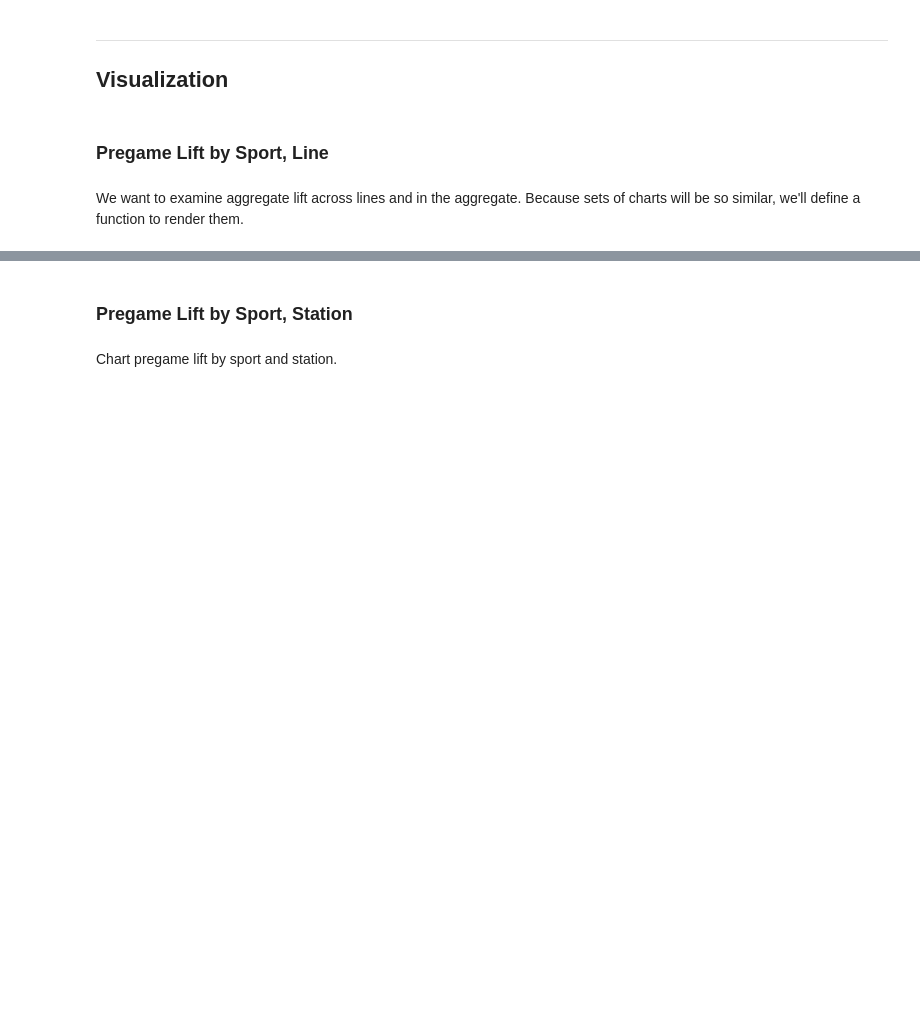
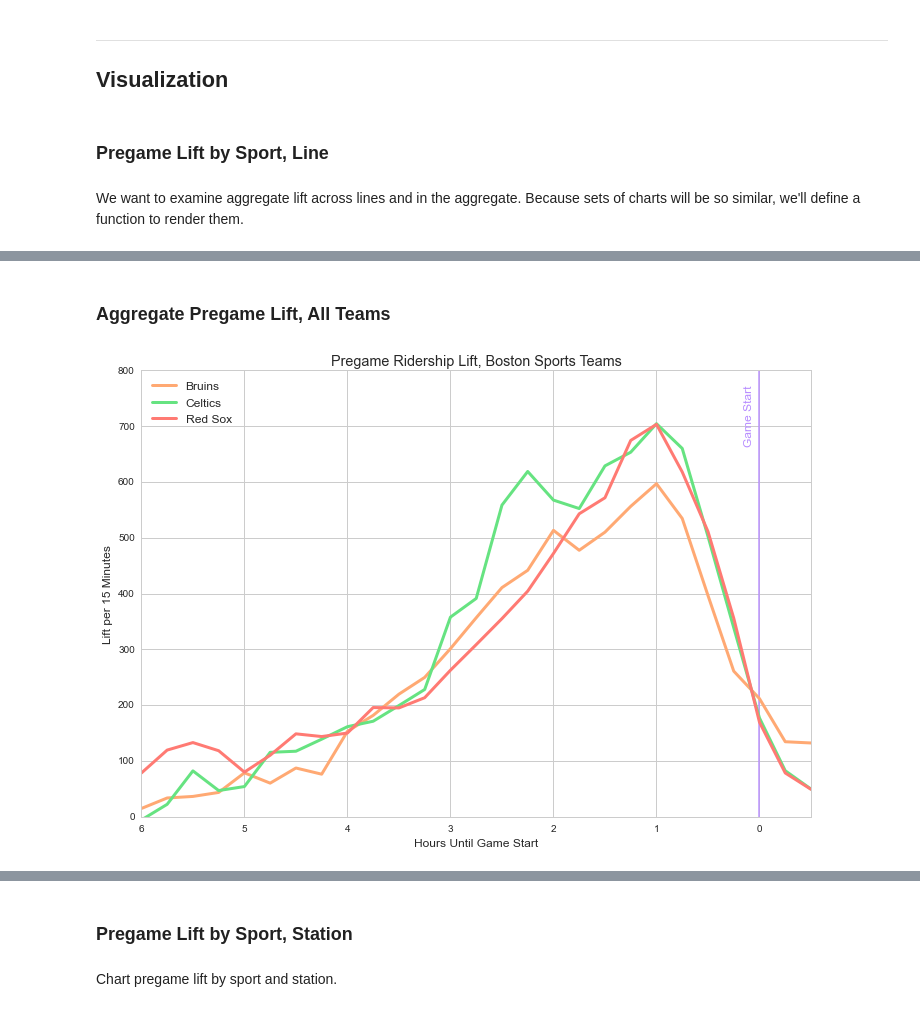
Before and after one commit to azampagl/harvard-capstone, a Jupyter notebook: src/sports/pregame.ipynb, the cells around one changed output, grey strips where cells are left out. Saved outputs shown, nothing was run; the diff lists cells and outputs as text; code cells hidden in the pictures; blank space fills up the shorter version.

```diff
--- a/src/sports/pregame.ipynb
+++ b/src/sports/pregame.ipynb
@@ -135,0 +137,42 @@ chart_pregame_lift(False)
+# %% [markdown]
+### Aggregate Pregame Lift, All Teams
+# %%
+# Start plotting.
+plt.figure(figsize=figsize[default_chart_format])
+
+# Traverse lines and plot.
+for team in teams:
+    pregame_agg_team = pregame_agg_hours[team]
+    plt.plot(pregame_agg_team.hours_until_game_start, pregame_agg_team.lift_entries, c=team_colors_pastel[team], lw=line_widths[default_chart_format], label=team_names[team])
+
+# Limits and axes.
+plt.xlim((pregame_agg_team.hours_until_game_start.min(), pregame_agg_team.hours_until_game_start.max()))
+plt.gca().invert_xaxis()
+
+# Grid.
+plt.grid(**grid_settings[default_chart_format])
+
+# Limits.
+plt.ylim((0,plt.ylim()[1]))
+
+# Labels.
+plt.title('Pregame Ridership Lift, Boston Sports Teams', fontsize=fontsize['title'][default_chart_format])
+plt.xlabel('Hours Until Game Start', fontsize=fontsize['label'][default_chart_format])
+plt.ylabel('Lift per 15 Minutes', fontsize=fontsize['label'][default_chart_format])
+plt.xticks(fontsize=fontsize['ticks'][default_chart_format])
+plt.yticks(fontsize=fontsize['ticks'][default_chart_format])
+
+# Legend.
+plt.legend(loc=2, fontsize=fontsize['legend'][default_chart_format])
+
+# Annotations.
+game_start_line(fontsize=fontsize['game_range'][default_chart_format], line_alpha=.7, axis_rev=True)
+
+# Save PDF.
+if default_chart_format == 'poster':
+    plt.savefig('pregame_lift_all_teams.pdf')
+
+# Show.
+plt.show()
+# %% [output]
+[figure, added]
```
Also changed, not shown: parts of 7 cells of this notebook, 3 other files.
